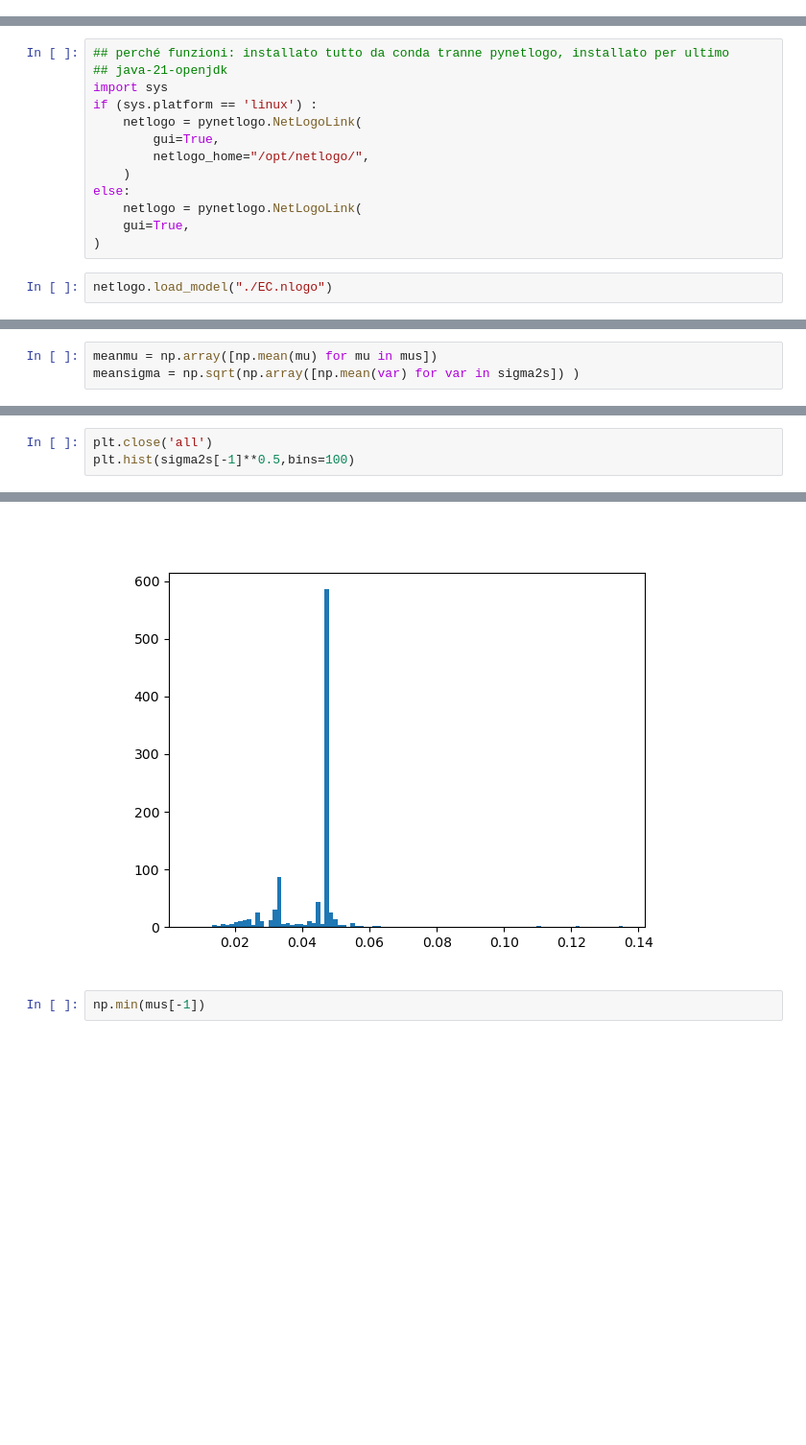
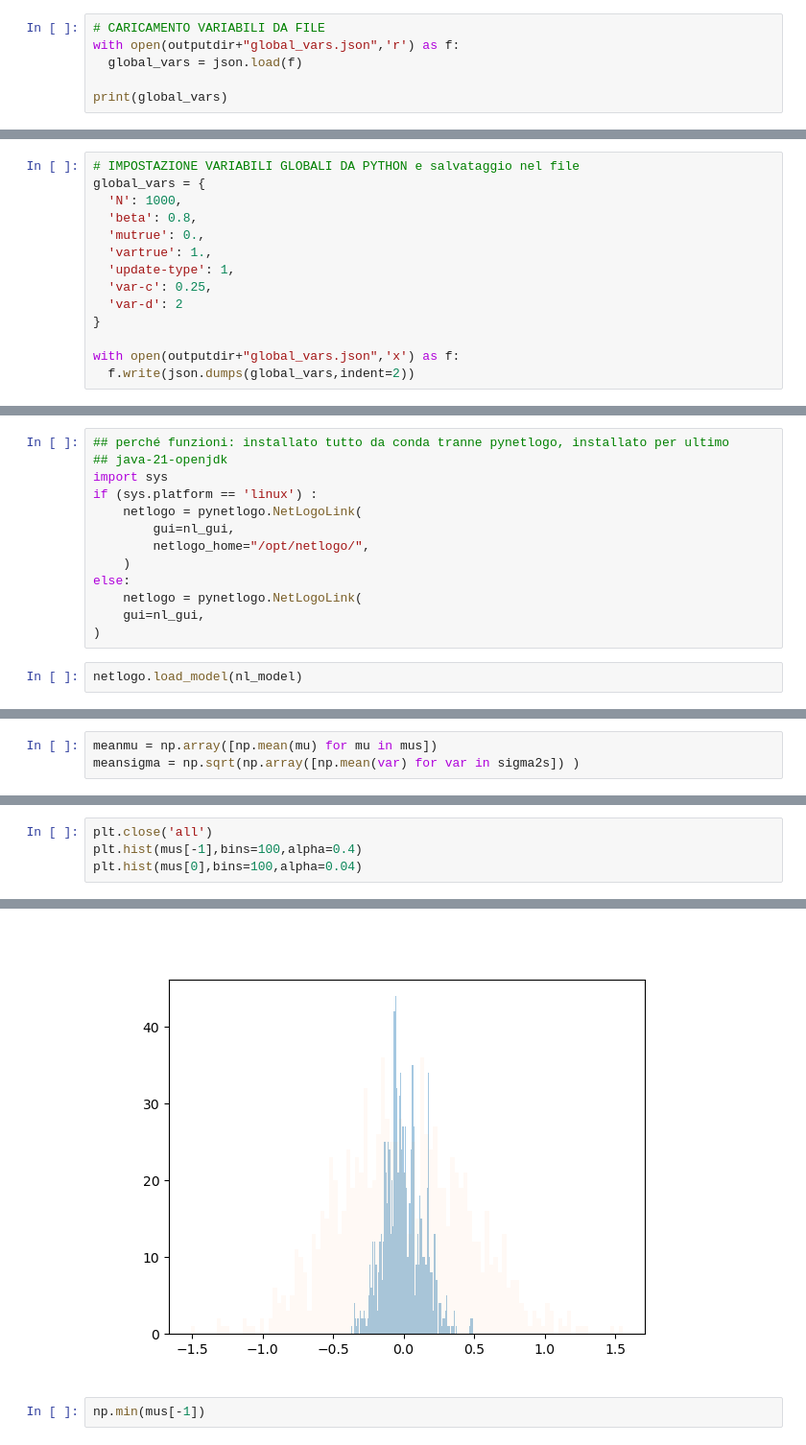
Before and after one commit to lunahsenzacca/EC, a Jupyter notebook: pynet.ipynb, the cells around one changed output, grey strips where cells are left out. Shown at 96% size. Drawn from its saved outputs; the diff is of its cells as text; blank space fills up the shorter version.

```diff
--- a/pynet.ipynb
+++ b/pynet.ipynb
@@ -9,0 +22,6 @@ import matplotlib.pyplot as plt
+# %%
+# CARICAMENTO VARIABILI DA FILE
+with open(outputdir+"global_vars.json",'r') as f:
+  global_vars = json.load(f)
+
+print(global_vars)
@@ -9,0 +30,14 @@ import matplotlib.pyplot as plt
+# %%
+# IMPOSTAZIONE VARIABILI GLOBALI DA PYTHON e salvataggio nel file
+global_vars = {
+  'N': 1000,
+  'beta': 0.8,
+  'mutrue': 0.,
+  'vartrue': 1.,
+  'update-type': 1,
+  'var-c': 0.25,
+  'var-d': 2
+}
+
+with open(outputdir+"global_vars.json",'x') as f:
+  f.write(json.dumps(global_vars,indent=2))
@@ -13,12 +51,12 @@ import matplotlib.pyplot as plt
 import sys
 if (sys.platform == 'linux') :
     netlogo = pynetlogo.NetLogoLink(
-        gui=True,
+        gui=nl_gui,
         netlogo_home="/opt/netlogo/",
     )
 else:
     netlogo = pynetlogo.NetLogoLink(
-    gui=True,
+    gui=nl_gui,
 )
 # %%
-netlogo.load_model("./EC.nlogo")
+netlogo.load_model(nl_model)
@@ -94,4 +124,5 @@ ax.grid()
 # %%
 plt.close('all')
-plt.hist(sigma2s[-1]**0.5,bins=100)
+plt.hist(mus[-1],bins=100,alpha=0.4)
+plt.hist(mus[0],bins=100,alpha=0.04)
 # %% [output]
@@ -114,5 +145,5 @@ plt.hist(sigma2s[-1]**0.5,bins=100)
  <BarContainer object of 100 artists>)
-[figure, old version]
+[figure, new version]
 # %%
 np.min(mus[-1])
 # %% [output]
```
Also changed, not shown: parts of 34 cells of this notebook, 11 other files.
